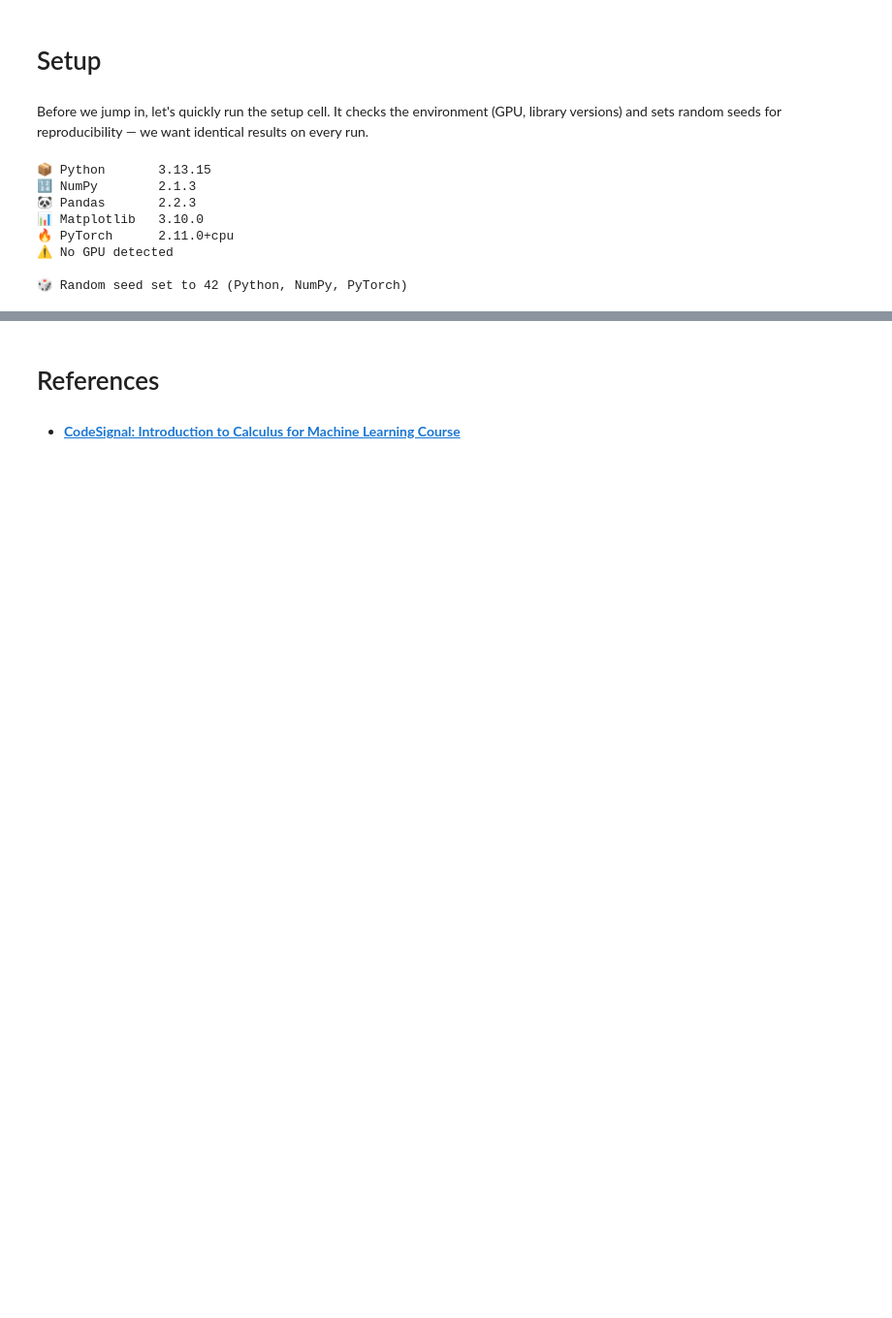
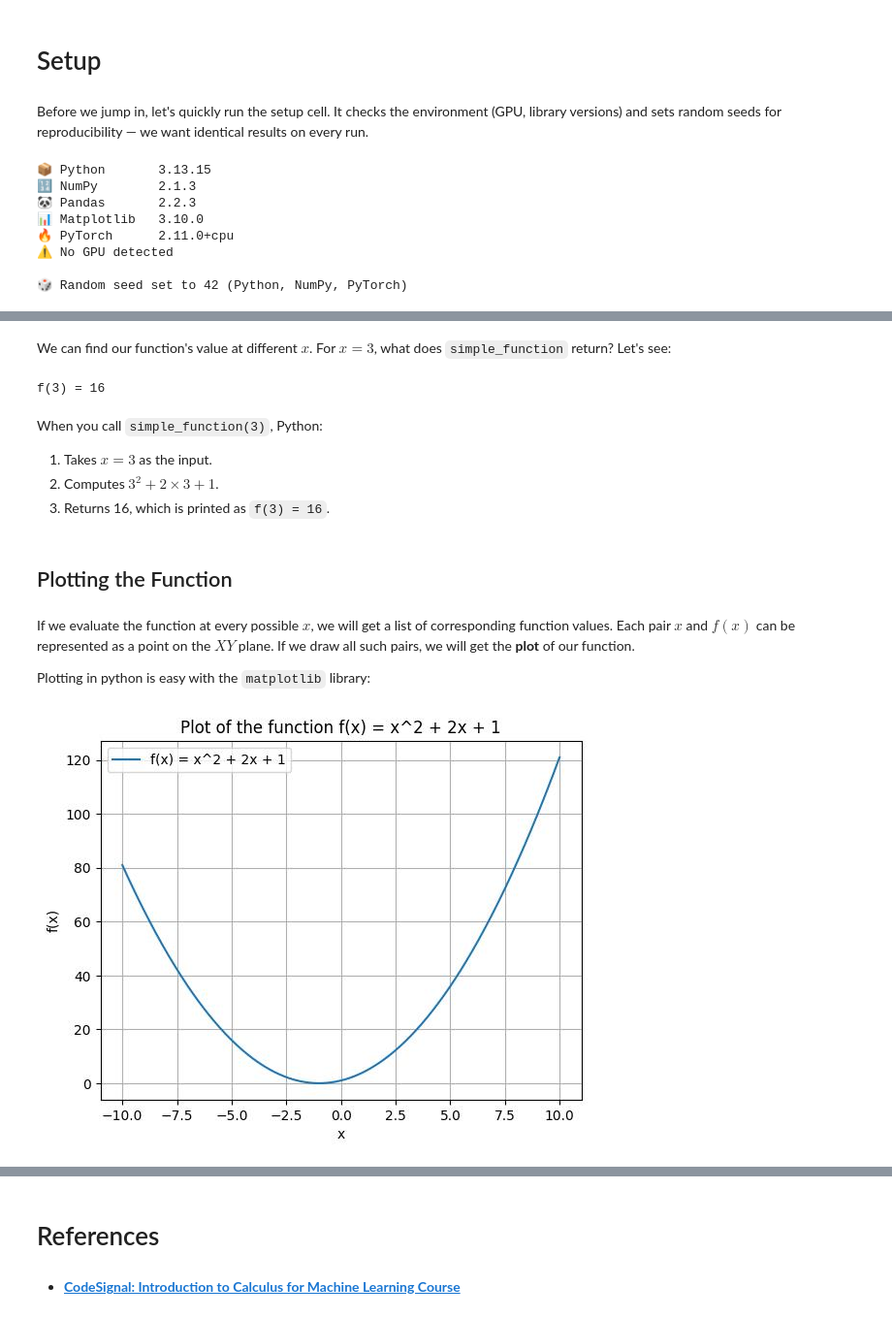
Before and after one commit to ancilcleetus/AI-Learning-Lab, a Jupyter notebook: Maths/Mathematical-Foundations-for-Deep-Learning/02_Introduction_to_Calculus_for_Machine_Learning.ipynb, the cells around one changed output, grey strips where cells are left out. Shown at 97% size. Drawn from its saved outputs; the diff is of its cells as text; code cells hidden in the pictures; blank space fills up the shorter version.

Commit message:
Added 'Understanding Functions' in Mathematical-Foundations-for-Deep-Learning/02_Introduction_to_Calculus_for_Machine_Learning.ipynb

```diff
--- a/Maths/Mathematical-Foundations-for-Deep-Learning/02_Introduction_to_Calculus_for_Machine_Learning.ipynb
+++ b/Maths/Mathematical-Foundations-for-Deep-Learning/02_Introduction_to_Calculus_for_Machine_Learning.ipynb
@@ -84,0 +104,4 @@ pd.set_option('display.max_colwidth', None)
+# %%
+# Defining a simple function
+def simple_function(x):
+    return x**2 + 2*x + 1
@@ -84,0 +119,42 @@ pd.set_option('display.max_colwidth', None)
+# %% [markdown]
+We can find our function's value at different $x$. For $x=3$, what does `simple_function` return? Let's see:
+# %%
+# Evaluate function at x=3
+result = simple_function(3)
+print(f'f(3) = {result}')
+# %% [output]
+f(3) = 16
+# %% [markdown]
+When you call `simple_function(3)`, Python:
+1. Takes $x=3$ as the input.
+2. Computes $3^2 + 2 \times 3 + 1$.
+3. Returns 16, which is printed as `f(3) = 16`.
+# %% [markdown]
+## Plotting the Function
+# %% [markdown]
+If we evaluate the function at every possible $x$, we will get a list of corresponding function values. Each pair $x$ and $f(x)$ can be represented as a point on the $XY$ plane. If we draw all such pairs, we will get the **plot** of our function.
+
+Plotting in python is easy with the `matplotlib` library:
+# %%
+import matplotlib.pyplot as plt
+import numpy as np
+
+# Define the function again for plotting
+def simple_function(x):
+    return x**2 + 2*x + 1
+
+# Generate x values
+x = np.linspace(-10, 10, 400)
+# Generate y values using the function
+y = simple_function(x)
+
+# Plot the function
+plt.plot(x, y, label='f(x) = x^2 + 2x + 1')
+plt.xlabel('x')
+plt.ylabel('f(x)')
+plt.title('Plot of the function f(x) = x^2 + 2x + 1')
+plt.legend()
+plt.grid(True)
+plt.show()
+# %% [output]
+[figure, added]
```
Also changed, not shown: parts of 22 cells of this notebook.
